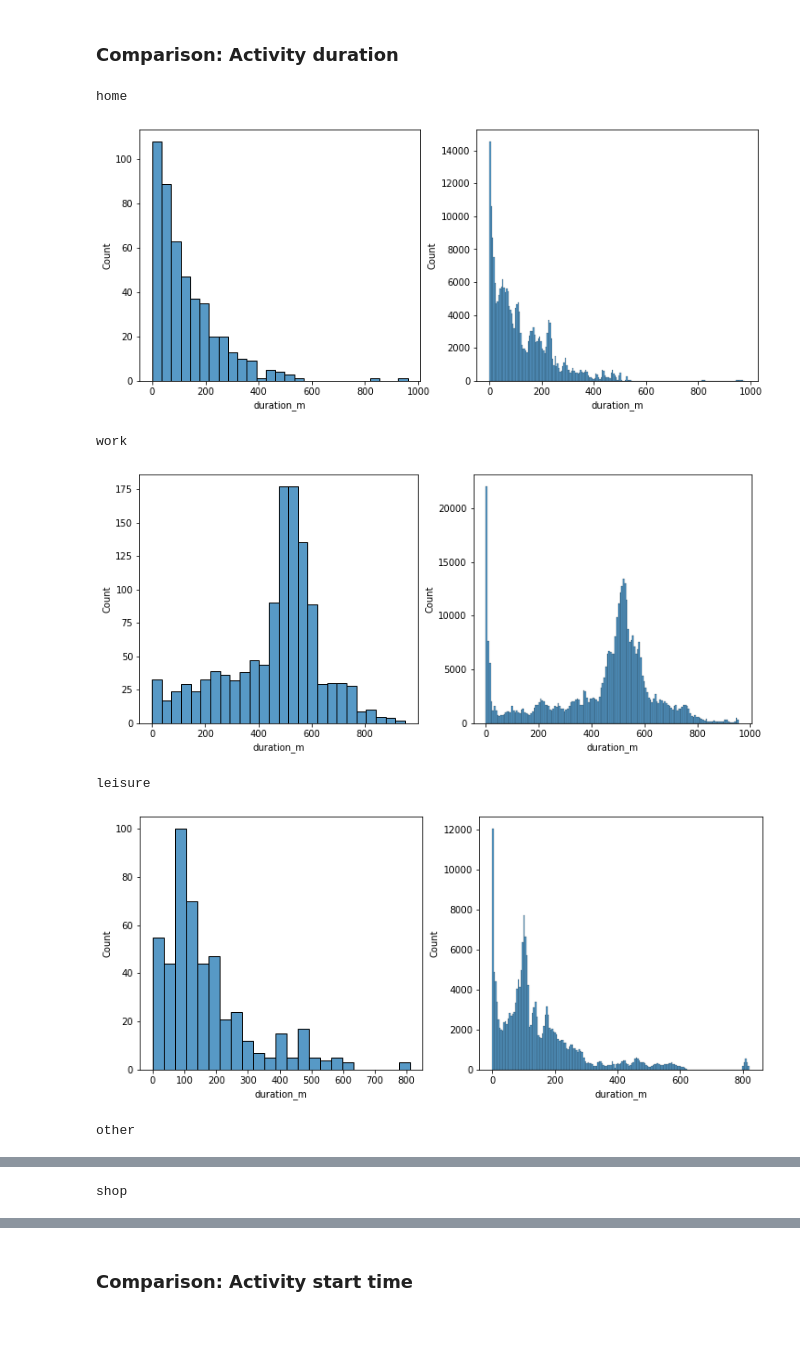
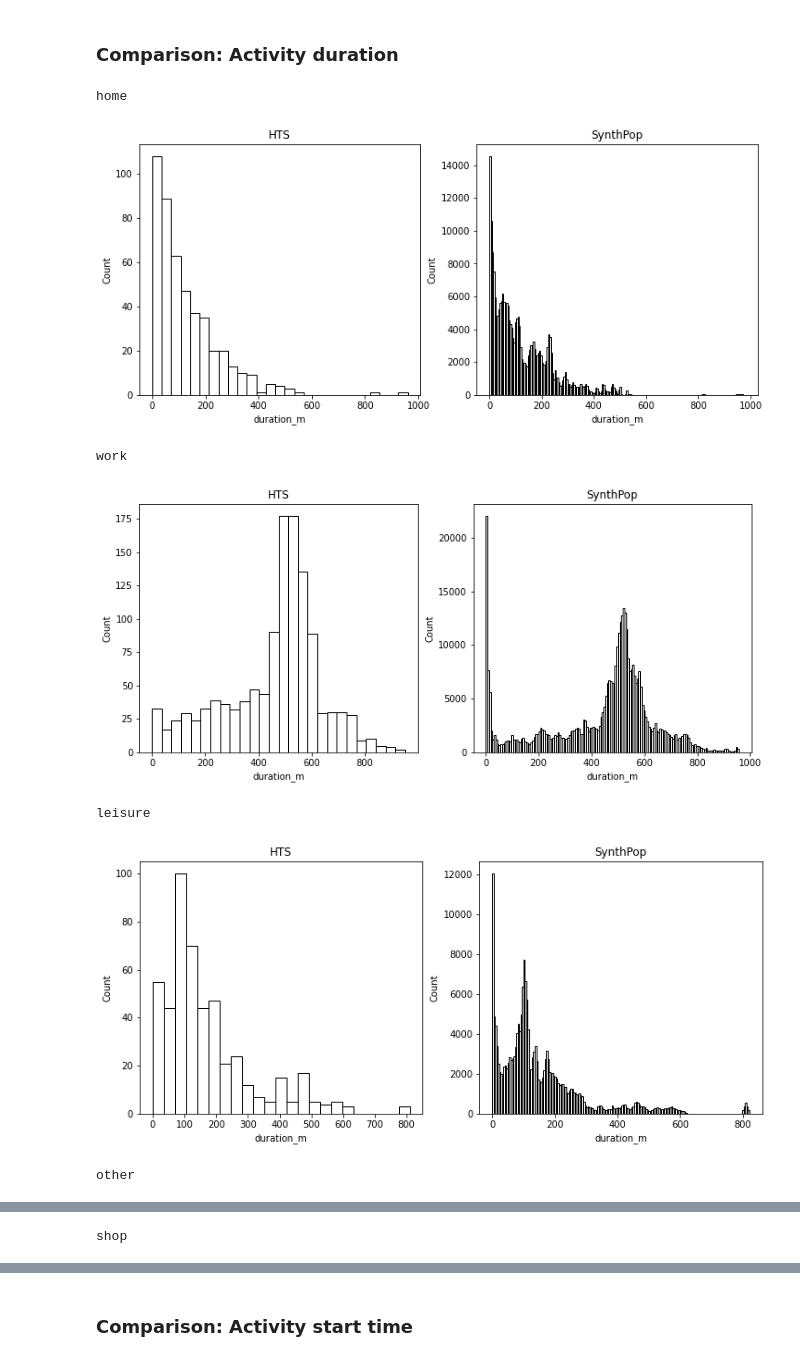
Before and after one commit to MetacitySuite/Metacity-SynthPop, a Jupyter notebook: synthesis/stats/comparison.ipynb, the cells around one changed output, grey strips where cells are left out. Saved outputs shown, nothing was run; the diff lists cells and outputs as text; code cells hidden in the pictures; blank space fills up the shorter version.

```diff
--- a/synthesis/stats/comparison.ipynb
+++ b/synthesis/stats/comparison.ipynb
@@ -145,15 +152,18 @@ df_travelers = df_activities.groupby("person_id")
 # %% [markdown]
 ### Comparison: Activity duration
 # %%
-def side_by_side(plots):
+def side_by_side(plots,names):
     figure, axes = plt.subplots(1, len(plots), figsize=double_figsize)
 
     for e,df in enumerate(plots):
-        sns.histplot(df, ax=axes[e])
+        sns.histplot(df, ax=axes[e],facecolor=(0, 0, 0, 0),
+                           linewidth=1,
+                            edgecolor=(0,0,0,1.0),)
+        axes[e].set_title(names[e])
 
     plt.show()
 
-def side_by_side_count(plots, columns, hues):
+def side_by_side_count(plots, columns, names):
     figure, axes = plt.subplots(1, len(plots), figsize=double_figsize)
 
     for e,df in enumerate(plots):
@@ -163,6 +173,7 @@ def side_by_side_count(plots, columns, hues):
                         linewidth=3,
                    edgecolor=(0,0,0,1.0),
                         ax=axes[e])
+        axes[e].set_title(names[e])
 
         for p in g.patches:
             txt = str((p.get_height()/df.shape[0]*100).round(2)) + '%'
@@ -175,16 +186,16 @@ def side_by_side_count(plots, columns, hues):
 # %%
 purposes = df_activities.purpose.unique()
 for mode in purposes:
     print(mode)
     hts = hts_activities[hts_activities.purpose == mode]
     df = df_activities[df_activities.purpose == mode]
 
-    side_by_side([hts.duration_m, df.duration_m])
+    side_by_side([hts.duration_m, df.duration_m],["HTS","SynthPop"])
 # %% [output]
 home
-[figure, old version]
+[figure, new version]
 work
-[figure, old version]
+[figure, new version]
 leisure
-[figure, old version]
+[figure, new version]
 other
```
Also changed, not shown: parts of 10 cells of this notebook.
